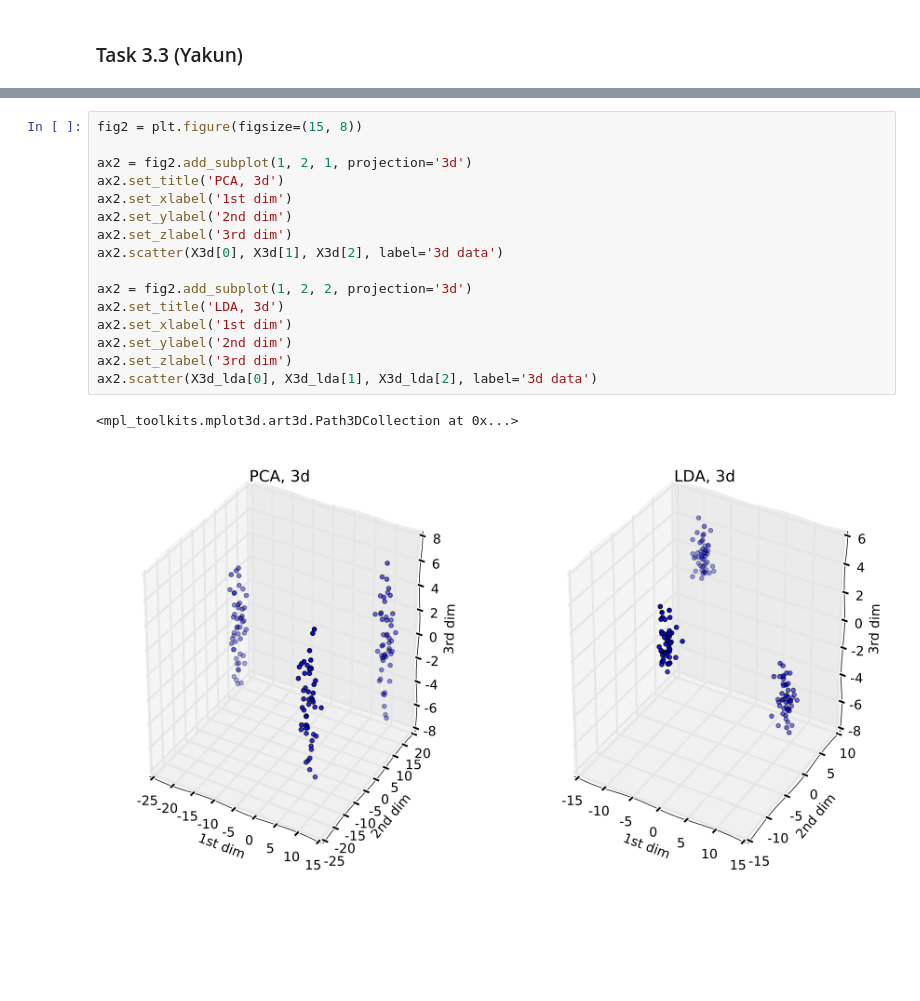
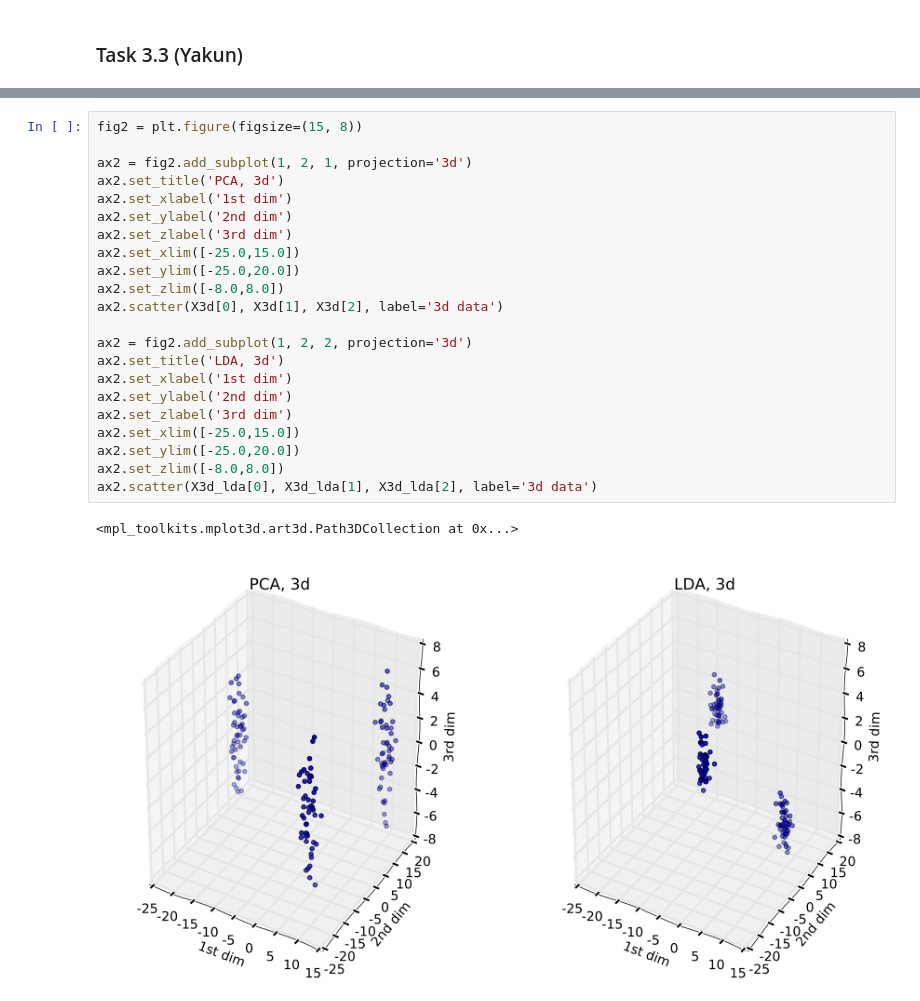
Before and after one commit to liyakun/Pattern-Recognition, a Jupyter notebook: ThirdProject/src3.ipynb, the cells around one changed output, grey strips where cells are left out. Drawn from its saved outputs; the diff is of its cells as text; blank space fills up the shorter version.

```diff
--- a/ThirdProject/src3.ipynb
+++ b/ThirdProject/src3.ipynb
@@ -338,19 +350,25 @@ legend = ax1.legend(loc='upper left', prop={'size':9})
 # %%
 fig2 = plt.figure(figsize=(15, 8))
 
 ax2 = fig2.add_subplot(1, 2, 1, projection='3d')
 ax2.set_title('PCA, 3d')
 ax2.set_xlabel('1st dim')
 ax2.set_ylabel('2nd dim')
 ax2.set_zlabel('3rd dim')
+ax2.set_xlim([-25.0,15.0])
+ax2.set_ylim([-25.0,20.0])
+ax2.set_zlim([-8.0,8.0])
 ax2.scatter(X3d[0], X3d[1], X3d[2], label='3d data')
 
 ax2 = fig2.add_subplot(1, 2, 2, projection='3d')
 ax2.set_title('LDA, 3d')
 ax2.set_xlabel('1st dim')
 ax2.set_ylabel('2nd dim')
 ax2.set_zlabel('3rd dim')
+ax2.set_xlim([-25.0,15.0])
+ax2.set_ylim([-25.0,20.0])
+ax2.set_zlim([-8.0,8.0])
 ax2.scatter(X3d_lda[0], X3d_lda[1], X3d_lda[2], label='3d data')
 # %% [output]
 <mpl_toolkits.mplot3d.art3d.Path3DCollection at 0x...>
-[figure, old version]
+[figure, new version]
```
Also changed, not shown: parts of 4 cells of this notebook.
